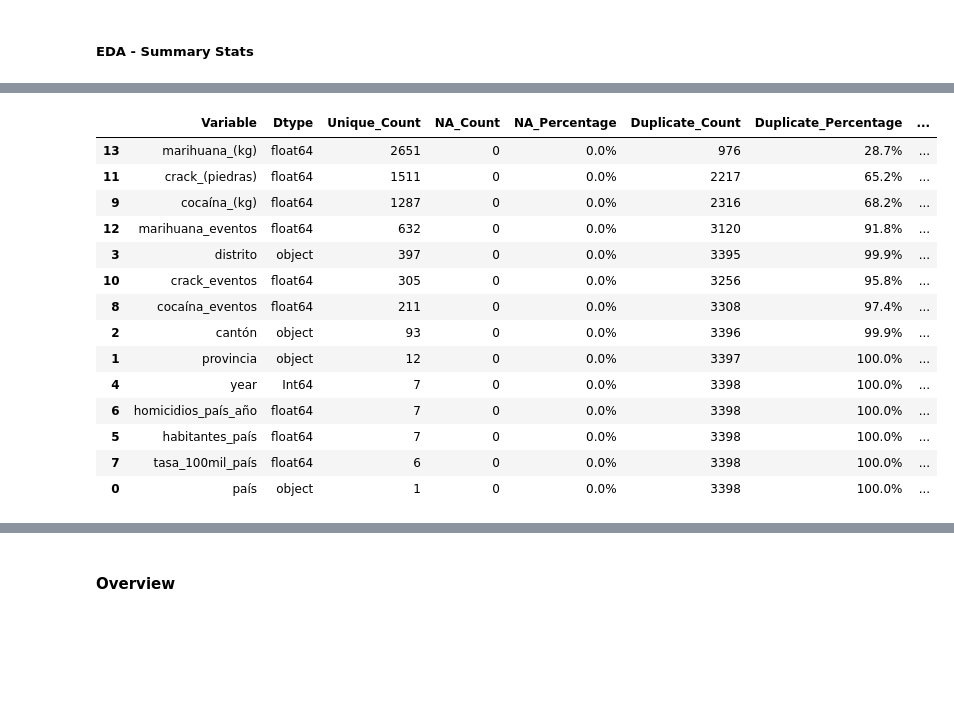
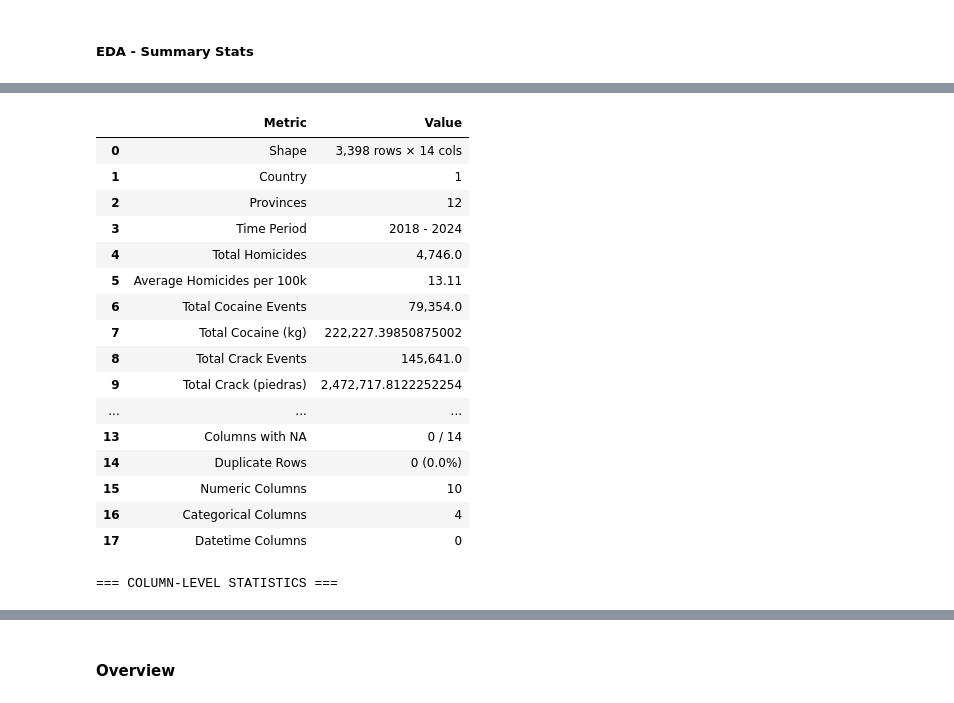
Before and after one commit to FelipeVillota/costa-rica-presentation, a Jupyter notebook: cr-script.ipynb, the cells around one changed output, grey strips where cells are left out. Cells and saved outputs as stored; diff of their text form; code cells hidden in the pictures; blank space fills up the shorter version.

```diff
--- a/cr-script.ipynb
+++ b/cr-script.ipynb
@@ -253,14 +255,26 @@ from openpyxl.utils.dataframe import dataframe_to_rows
 def get_dataframe_summary(merged_df, output_path='data/results/merged_summary-2018-2024.xlsx'):
     # --- General DataFrame Info ---
     general_info = {
-        "Shape": f"{merged_df.shape[0]} rows × {merged_df.shape[1]} cols",
-        "Memory Usage": f"{merged_df.memory_usage(deep=True).sum() / (1024 ** 2):.2f} MB",
-        "Columns with NA": f"{merged_df.isna().any().sum()} / {len(merged_df.columns)}",
-        "Duplicate Rows": f"{merged_df.duplicated().sum()} ({(merged_df.duplicated().mean() * 100):.1f}%)",
-        "Numeric Columns": f"{merged_df.select_dtypes(include='number').shape[1]}",
-        "Categorical Columns": f"{merged_df.select_dtypes(include=['object', 'category']).shape[1]}",
-        "Datetime Columns": f"{merged_df.select_dtypes(include='datetime').shape[1]}"
+        "Shape": f"{merged_df.shape[0]:,} rows × {merged_df.shape[1]:,} cols",
+        "Country": f"{merged_df['país'].nunique():,}",
+        "Provinces": f"{merged_df['provincia'].nunique():,}",
+        "Time Period": f"{merged_df['year'].min()} - {merged_df['year'].max()}",
+        "Total Homicides": f"{merged_df[['year', 'homicidios_país_año']].drop_duplicates()['homicidios_país_año'].sum():,}",
+        "Average Homicides per 100k": f"{merged_df[['year', 'tasa_100mil_país']].drop_duplicates()['tasa_100mil_país'].mean():,.2f}",
+        "Total Cocaine Events": f"{merged_df['cocaína_eventos'].sum():,}",
+        "Total Cocaine (kg)": f"{merged_df['cocaína_(kg)'].sum():,}",
+        "Total Crack Events": f"{merged_df['crack_eventos'].sum():,}",
+        "Total Crack (piedras)": f"{merged_df['crack_(piedras)'].sum():,}",
+        "Total Marijuana Events": f"{merged_df['marihuana_eventos'].sum():,}",
+        "Total Marijuana (kg)": f"{merged_df['marihuana_(kg)'].sum():,}",
+        "Memory Usage": f"{merged_df.memory_usage(deep=True).sum() / (1024 ** 2):,.2f} MB",
+        "Columns with NA": f"{merged_df.isna().any().sum():,} / {len(merged_df.columns):,}",
+        "Duplicate Rows": f"{merged_df.duplicated().sum():,} ({(merged_df.duplicated().mean() * 100):.1f}%)",
+        "Numeric Columns": f"{merged_df.select_dtypes(include='number').shape[1]:,}",
+        "Categorical Columns": f"{merged_df.select_dtypes(include=['object', 'category']).shape[1]:,}",
+        "Datetime Columns": f"{merged_df.select_dtypes(include='datetime').shape[1]:,}"
     }
+
 
     # --- Column-Level Stats ---
     column_stats = pd.DataFrame({
@@ -310,9 +324,18 @@ def get_dataframe_summary(merged_df, output_path='data/results/merged_summary-20
 general_info, column_stats = get_dataframe_summary(merged_df)
 
 # Print General Info
-print("=== GENERAL DATAFRAME INFO ===")
-for key, value in general_info.items():
-    print(f"{key}: {value}")
+# convert general_info to DataFrame for better display
+print("=== DATAFRAME OVERVIEW ===")
+general_info_df = pd.DataFrame(list(general_info.items()), columns=['Metric', 'Value'])
+
+# show as table in Jupyter Notebook or IPython
+try:
+    from IPython.display import display
+    display(general_info_df)
+except ImportError:
+    # Para entorno no interactivo (como consola)
+    print(general_info_df.to_string(index=False))
+
 
 # Display Column Stats (including dropdown options)
 print("\n=== COLUMN-LEVEL STATISTICS ===")
@@ -332,15 +346,18 @@ Datetime Columns: 0
-|  | Variable | Dtype | Unique_Count | NA_Count | NA_Percentage | Duplicate_Count | Duplicate_Percentage | ... |
-| 13 | marihuana_(kg) | float64 | 2651 | 0 | 0.0% | 976 | 28.7% | ... |
-| 11 | crack_(piedras) | float64 | 1511 | 0 | 0.0% | 2217 | 65.2% | ... |
-| 9 | cocaína_(kg) | float64 | 1287 | 0 | 0.0% | 2316 | 68.2% | ... |
-| 12 | marihuana_eventos | float64 | 632 | 0 | 0.0% | 3120 | 91.8% | ... |
-| 3 | distrito | object | 397 | 0 | 0.0% | 3395 | 99.9% | ... |
-| 10 | crack_eventos | float64 | 305 | 0 | 0.0% | 3256 | 95.8% | ... |
-| 8 | cocaína_eventos | float64 | 211 | 0 | 0.0% | 3308 | 97.4% | ... |
-| 2 | cantón | object | 93 | 0 | 0.0% | 3396 | 99.9% | ... |
-| 1 | provincia | object | 12 | 0 | 0.0% | 3397 | 100.0% | ... |
-| 4 | year | Int64 | 7 | 0 | 0.0% | 3398 | 100.0% | ... |
-| 6 | homicidios_país_año | float64 | 7 | 0 | 0.0% | 3398 | 100.0% | ... |
-| 5 | habitantes_país | float64 | 7 | 0 | 0.0% | 3398 | 100.0% | ... |
-| 7 | tasa_100mil_país | float64 | 6 | 0 | 0.0% | 3398 | 100.0% | ... |
-| 0 | país | object | 1 | 0 | 0.0% | 3398 | 100.0% | ... |
+|  | Metric | Value |
+| 0 | Shape | 3,398 rows × 14 cols |
+| 1 | Country | 1 |
+| 2 | Provinces | 12 |
+| 3 | Time Period | 2018 - 2024 |
+| 4 | Total Homicides | 4,746.0 |
+| 5 | Average Homicides per 100k | 13.11 |
+| 6 | Total Cocaine Events | 79,354.0 |
+| 7 | Total Cocaine (kg) | 222,227.39850875002 |
+| 8 | Total Crack Events | 145,641.0 |
+| 9 | Total Crack (piedras) | 2,472,717.8122252254 |
+| ... | ... | ... |
+| 13 | Columns with NA | 0 / 14 |
+| 14 | Duplicate Rows | 0 (0.0%) |
+| 15 | Numeric Columns | 10 |
+| 16 | Categorical Columns | 4 |
+| 17 | Datetime Columns | 0 |
+=== COLUMN-LEVEL STATISTICS ===
```
Also changed, not shown: parts of 5 cells of this notebook, 2 other files.
